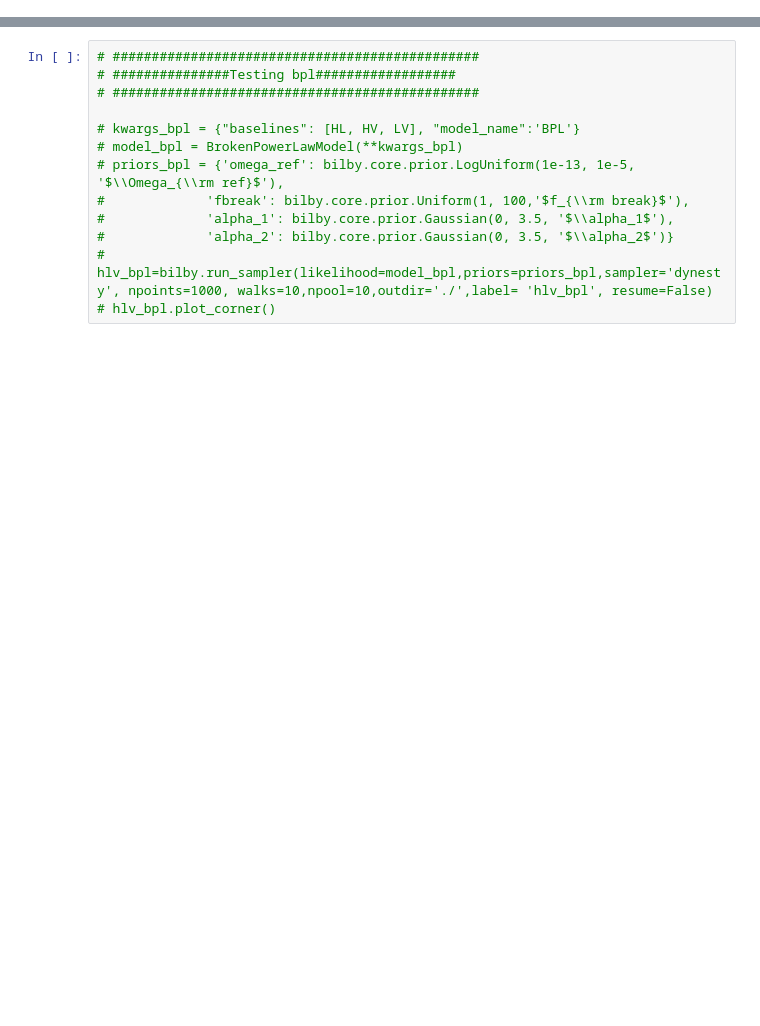
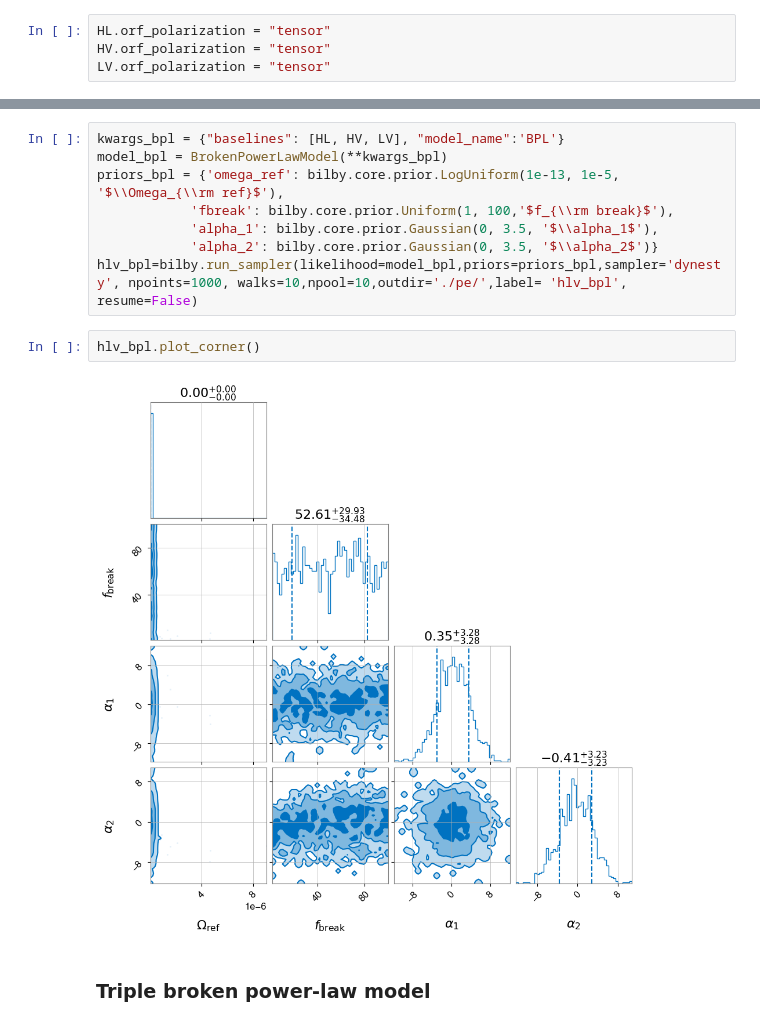
Before and after one commit to a-renzini/pygwb, a Jupyter notebook: tutorials/run_pe.ipynb, the cells around one changed output, grey strips where cells are left out. Cells and saved outputs as stored; diff of their text form; blank space fills up the shorter version.

```diff
--- a/tutorials/run_pe.ipynb
+++ b/tutorials/run_pe.ipynb
@@ -83,0 +99,4 @@ LV.calibration_epsilon = 0.108
+# %%
+HL.orf_polarization = "tensor"
+HV.orf_polarization = "tensor"
+LV.orf_polarization = "tensor"
@@ -96,13 +171,14 @@ hlv_pl.plot_corner()
 # %%
-# ###############################################
-# ###############Testing bpl##################
-# ###############################################
-
-# kwargs_bpl = {"baselines": [HL, HV, LV], "model_name":'BPL'}
-# model_bpl = BrokenPowerLawModel(**kwargs_bpl)
-# priors_bpl = {'omega_ref': bilby.core.prior.LogUniform(1e-13, 1e-5, '$\\Omega_{\\rm ref}$'),
-#             'fbreak': bilby.core.prior.Uniform(1, 100,'$f_{\\rm break}$'),
-#             'alpha_1': bilby.core.prior.Gaussian(0, 3.5, '$\\alpha_1$'),
-#             'alpha_2': bilby.core.prior.Gaussian(0, 3.5, '$\\alpha_2$')}
-# hlv_bpl=bilby.run_sampler(likelihood=model_bpl,priors=priors_bpl,sampler='dynesty', npoints=1000, walks=10,npool=10,outdir='./',label= 'hlv_bpl', resume=False)
-# hlv_bpl.plot_corner()
+kwargs_bpl = {"baselines": [HL, HV, LV], "model_name":'BPL'}
+model_bpl = BrokenPowerLawModel(**kwargs_bpl)
+priors_bpl = {'omega_ref': bilby.core.prior.LogUniform(1e-13, 1e-5, '$\\Omega_{\\rm ref}$'),
+            'fbreak': bilby.core.prior.Uniform(1, 100,'$f_{\\rm break}$'),
+            'alpha_1': bilby.core.prior.Gaussian(0, 3.5, '$\\alpha_1$'),
+            'alpha_2': bilby.core.prior.Gaussian(0, 3.5, '$\\alpha_2$')}
+hlv_bpl=bilby.run_sampler(likelihood=model_bpl,priors=priors_bpl,sampler='dynesty', npoints=1000, walks=10,npool=10,outdir='./pe/',label= 'hlv_bpl', resume=False)
+# %%
+hlv_bpl.plot_corner()
+# %% [output]
+[figure, added]
+# %% [markdown]
+### Triple broken power-law model
```
Also changed, not shown: parts of 74 cells of this notebook.
